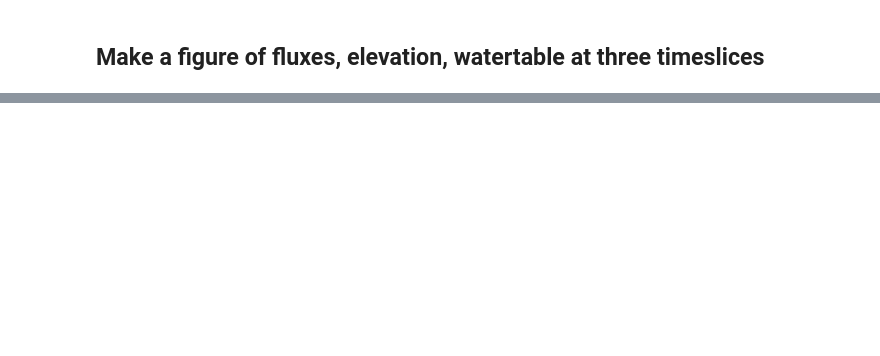
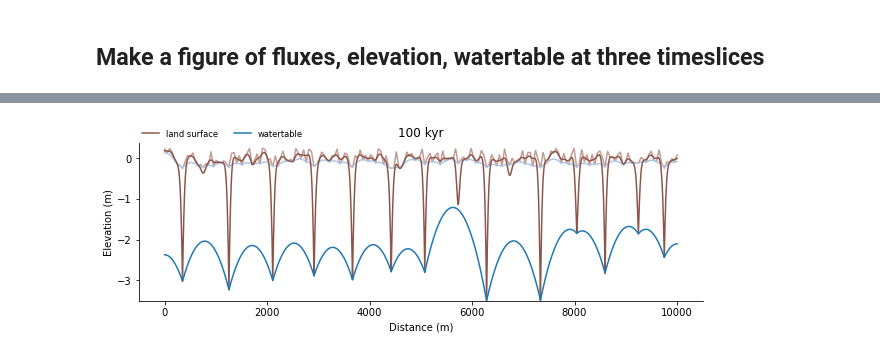
Before and after one commit to ElcoLuijendijk/goemod, a Jupyter notebook: goemod.ipynb, the cells around one changed output, grey strips where cells are left out. Drawn from its saved outputs; the diff is of its cells as text; code cells hidden in the pictures; blank space fills up the shorter version.

```diff
--- a/goemod.ipynb
+++ b/goemod.ipynb
@@ -170,6 +179,11 @@ watertable_color = cmap(0.0 * 1/20.)
 col_overland = cmap(18.0 * 1/20.)
 col_baseflow = cmap(8.0 * 1/20.)
 col_hillslope = cmap(3.0 * 1/20.)
+
+past_surf_color = cmap(11.0 * 1/20.)
+past_wt_color = cmap(1.0 * 1/20.)
+init_surf_color = cmap(11.0 * 1/20.)
+init_wt_color = cmap(1.0 * 1/20.)
 # %% [markdown]
 ## Generate an id number for this particular model run
 
@@ -539,0 +471,82 @@ fig.savefig('fig/3d_fig_model_results_%s.pdf' % output_file_adj)
+# %%
+video_fm = 'gif'
+
+wt_col = watertable_color
+wt_col_alt = past_wt_color
+surface_col = land_surf_color
+surface_col_alt = past_surf_color
+
+from matplotlib.animation import FuncAnimation
+import matplotlib.animation as animation
+
+def init():
+    lz.set_data([], [])
+    lh.set_data([], [])
+    return line,
+
+def animate(i, ax, tp, x, zs, hs, lz, lh, title, zmax):
+
+    lz.set_data(x, zs[i])
+    lh.set_data(x, hs[i])
+
+    title.set_text('%0.0f kyr' % (tp[i]))
+
+    ax.set_ylim(zs[i].min(), zmax)
+
+    return lz, lh,
+
+
+n_frames = 100
+plot_times = np.linspace(times[0], times[-1], n_frames)
+plot_inds = np.array([np.argmin(np.abs(p - times)) for p in plot_times])
+
+
+fig, ax = pl.subplots(1, 1, figsize=(9, 3))
+
+fig.subplots_adjust(bottom=0.17, right=0.97, top=0.90, left=0.10)
+#fig.tight_layout()
+
+title = ax.set_title('%0.0f kyr' % (times[0] / kyr))
+
+li, = ax.plot(x, zs[0], color=surface_col_alt)
+li, = ax.plot(x, hs[0], color=wt_col_alt)
+lz, = ax.plot(x, zs[0], color=surface_col, label='land surface')
+lh, = ax.plot(x, hs[0], color=wt_col, label='watertable')
+
+#ax.set_ylim(zs[0].max() * 1.1, zs[-1].min())
+
+ax.legend(fontsize='small',loc='lower left', bbox_to_anchor= (0.0, 1.01), ncol=2,
+            borderaxespad=0, frameon=False)
+
+ax.set_xlabel('Distance (m)')
+ax.set_ylabel('Elevation (m)')
+
+ax.spines['top'].set_visible(False)
+ax.spines['right'].set_visible(False)
+
+#n_times = n_frames
+#n_times = 10
+
+zmax = zs[0].max() * 1.5
+
+zsp = [zs[i] for i in plot_inds]
+hsp = [hs[i] for i in plot_inds]
+tp = [times[i]/kyr for i in plot_inds]
+
+anim = FuncAnimation(fig, animate, n_frames, fargs=(ax, tp, x, zsp, hsp, lz, lh, title, zmax),
+                     interval=200, blit=True)
+
+
+if video_fm is 'mpeg':
+    writer = animation.FFMpegWriter(fps=30)
+    fn = 'model_results/model_animation_%s.mp4' % output_file_adj
+
+else:
+    fn = 'model_results/model_animation_%s.gif' % output_file_adj
+    writer = 'pillow'
+
+print('saving animation as %s' % fn)
+anim.save(fn, writer="pillow", dpi=100)
+print('done')
+#anim.save(fn)
+# %% [output]
@@ -539,0 +555 @@ fig.savefig('fig/3d_fig_model_results_%s.pdf' % output_file_adj)
+[figure, added]
```
Also changed, not shown: parts of 13 cells of this notebook, 24 other files.
